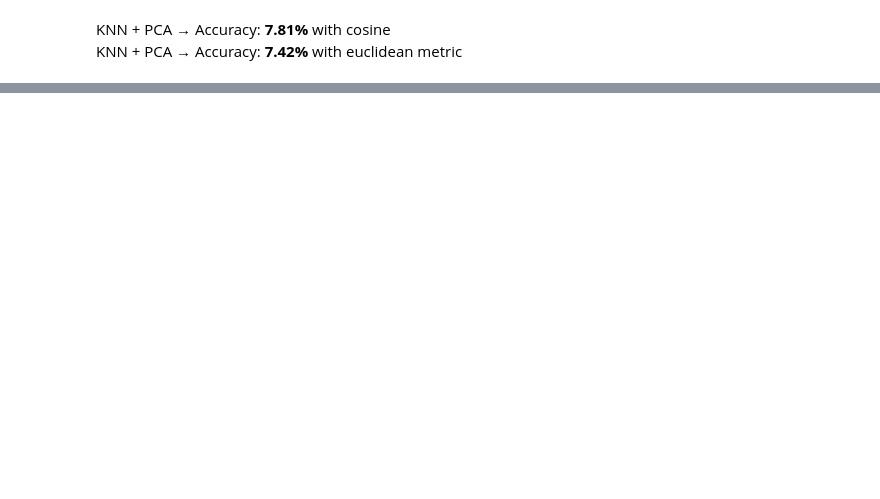
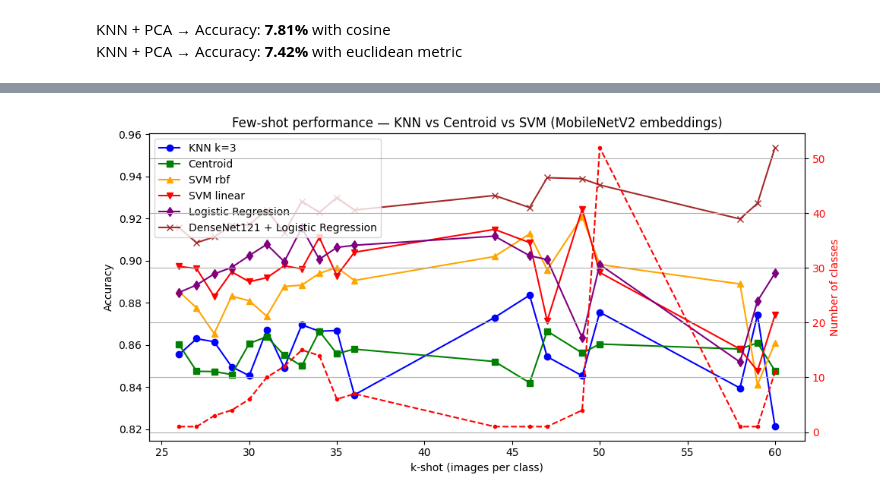
Before and after one commit to ConstantinGodard/Animals_detection, a Jupyter notebook: summary.ipynb, the cells around one changed output, grey strips where cells are left out. Drawn from its saved outputs; the diff is of its cells as text; code cells hidden in the pictures; blank space fills up the shorter version.

```diff
--- a/summary.ipynb
+++ b/summary.ipynb
@@ -147,0 +442,16 @@ KNN normalized + PCA => Accuracy: 7.89%
+# %%
+from sklearn.neighbors import KNeighborsClassifier
+from sklearn.metrics import accuracy_score
+
+knn_variants = {
+    "KNN k=1": KNeighborsClassifier(n_neighbors=1),
+    "KNN k=3": KNeighborsClassifier(n_neighbors=3),
+    "KNN k=5": KNeighborsClassifier(n_neighbors=5),
+}
+
+for name, knn in knn_variants.items():
+    knn.fit(X_train, y_train)
+    y_pred = knn.predict(X_test)
+    acc = accuracy_score(y_test, y_pred)
+    print(f"\n{name}")
+    print(f"Accuracy: {acc:.4f}")
@@ -147,0 +1009,26 @@ KNN normalized + PCA => Accuracy: 7.89%
+# %%
+fig, ax1 = plt.subplots(figsize=(10, 5))
+
+ax1.plot(k_values, accuracies,                          marker="o", color="blue",  label="KNN k=3")
+ax1.plot(k_values, accuracies_centroid,                 marker="s", color="green", label="Centroid")
+ax1.plot(k_values, accuracies_svm,                      marker="^", color="orange",label="SVM rbf")
+ax1.plot(k_values, accuracies_svm_linear,               marker="v", color="red",label="SVM linear")
+ax1.plot(k_values, accuracies_logistic_regression,      marker="d", color="purple",label="Logistic Regression")
+ax1.plot(k_values, accuracies_densenet_lr,            marker="x", color="brown",label="DenseNet121 + Logistic Regression")
+
+
+ax1.set_xlabel("k-shot (images per class)")
+ax1.set_ylabel("Accuracy")
+ax1.legend(loc="upper left")
+
+ax2 = ax1.twinx()
+ax2.plot(k_values, n_classes_list, marker=".", color="red", linestyle="--", label="Nb classes")
+ax2.set_ylabel("Number of classes", color="red")
+ax2.tick_params(axis='y', labelcolor="red")
+
+plt.title("Few-shot performance — KNN vs Centroid vs SVM (MobileNetV2 embeddings)")
+fig.tight_layout()
+plt.grid()
+plt.show()
+# %% [output]
+[figure, added]
```
Also changed, not shown: parts of 37 cells of this notebook, 1 other file.
